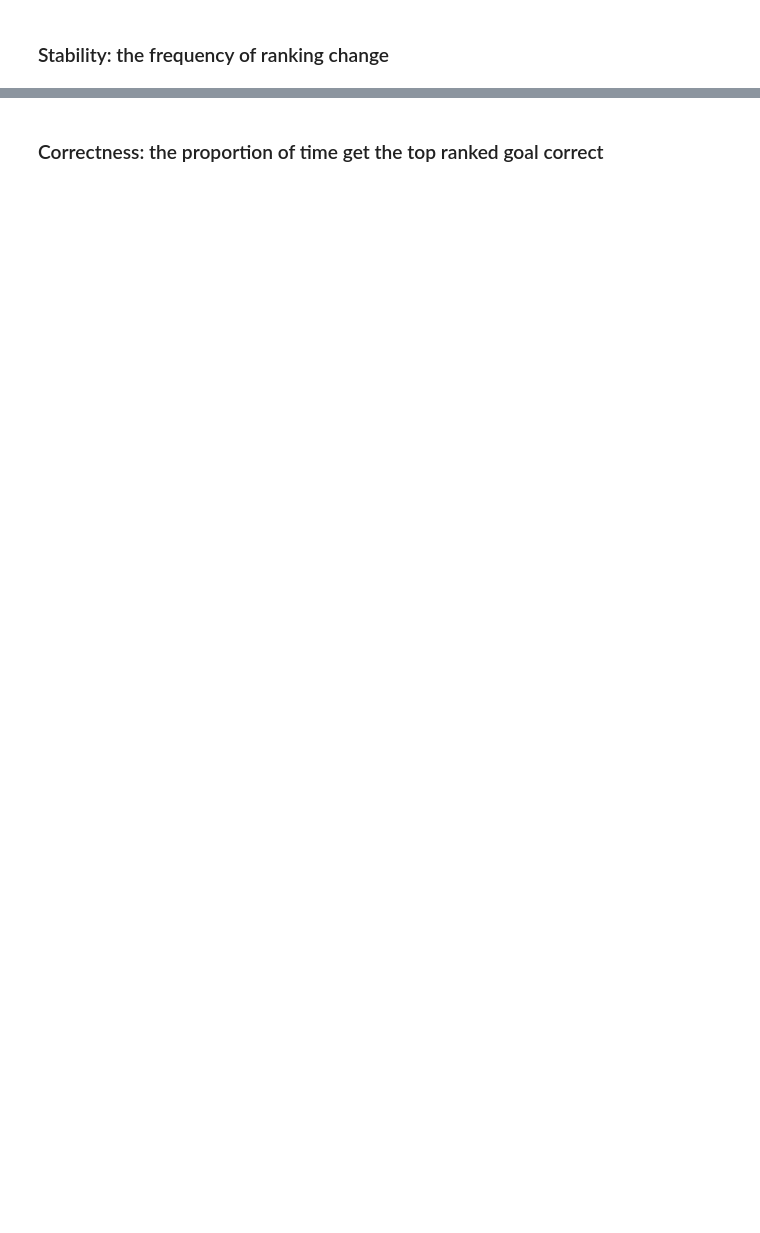
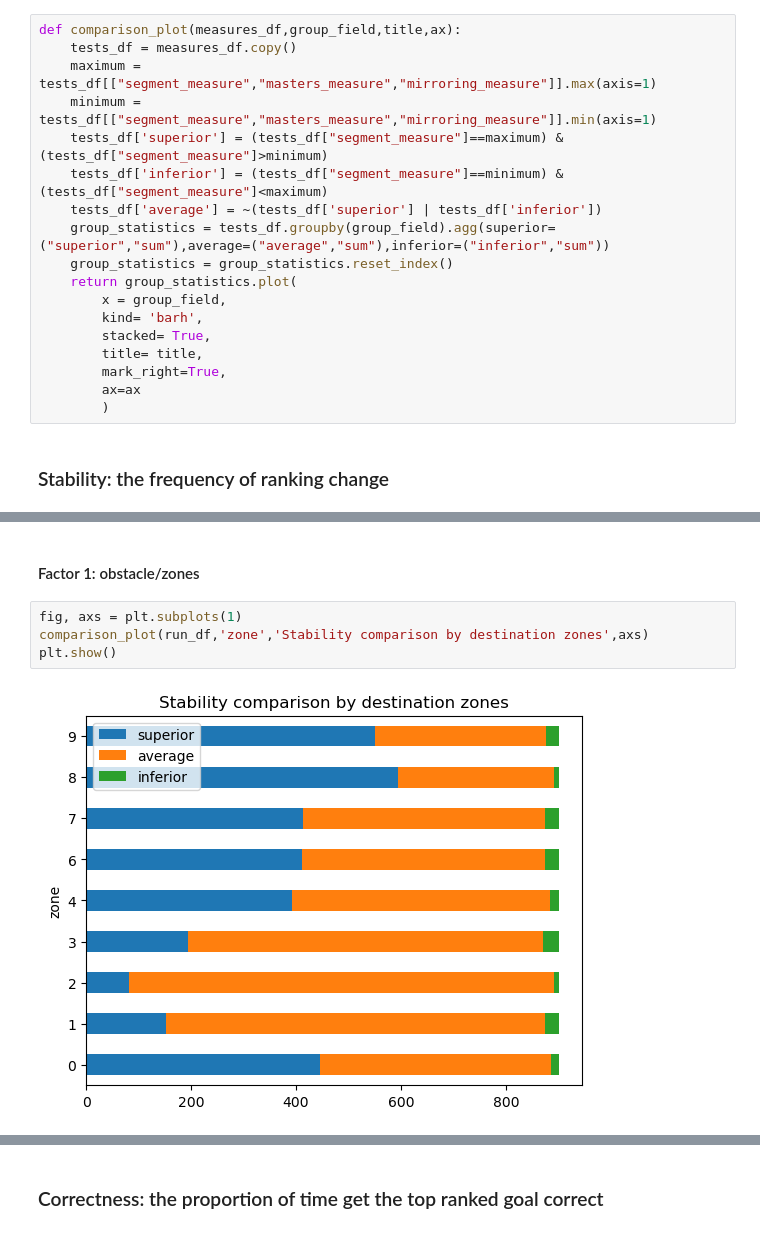
Before and after one commit to OzzyTao/goal-simulation, a Jupyter notebook: experiment.ipynb, the cells around one changed output, grey strips where cells are left out. Drawn from its saved outputs; the diff is of its cells as text; blank space fills up the shorter version.

```diff
--- a/experiment.ipynb
+++ b/experiment.ipynb
@@ -34,2 +41,20 @@ results_df.head()
+# %%
+def comparison_plot(measures_df,group_field,title,ax):
+    tests_df = measures_df.copy()
+    maximum = tests_df[["segment_measure","masters_measure","mirroring_measure"]].max(axis=1)
+    minimum = tests_df[["segment_measure","masters_measure","mirroring_measure"]].min(axis=1)
+    tests_df['superior'] = (tests_df["segment_measure"]==maximum) & (tests_df["segment_measure"]>minimum)
+    tests_df['inferior'] = (tests_df["segment_measure"]==minimum) & (tests_df["segment_measure"]<maximum)
+    tests_df['average'] = ~(tests_df['superior'] | tests_df['inferior'])
+    group_statistics = tests_df.groupby(group_field).agg(superior=("superior","sum"),average=("average","sum"),inferior=("inferior","sum"))
+    group_statistics = group_statistics.reset_index()
+    return group_statistics.plot(
+        x = group_field,
+        kind= 'barh',
+        stacked= True,
+        title= title,
+        mark_right=True,
+        ax=ax
+        )
 # %% [markdown]
 ### Stability: the frequency of ranking change
@@ -58,0 +72,8 @@ plt.show()
+# %% [markdown]
+#### Factor 1: obstacle/zones
+# %%
+fig, axs = plt.subplots(1)
+comparison_plot(run_df,'zone','Stability comparison by destination zones',axs)
+plt.show()
+# %% [output]
+[figure, added]
```
Also changed, not shown: parts of 48 cells of this notebook, 16 other files.
